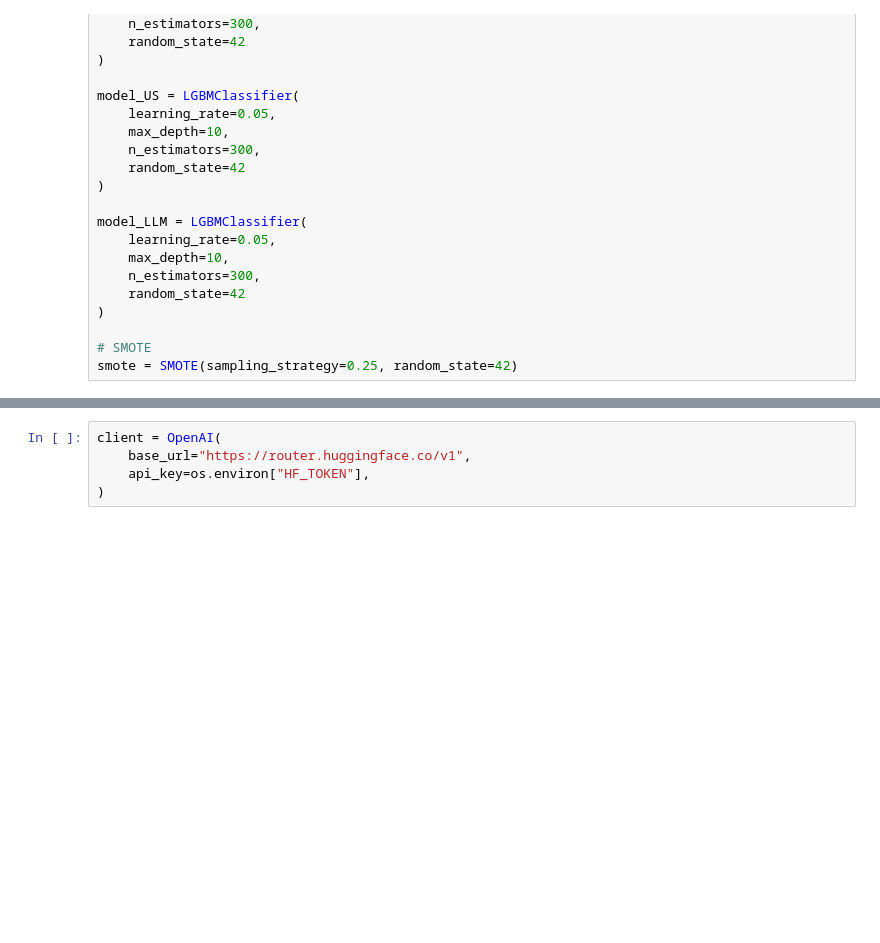
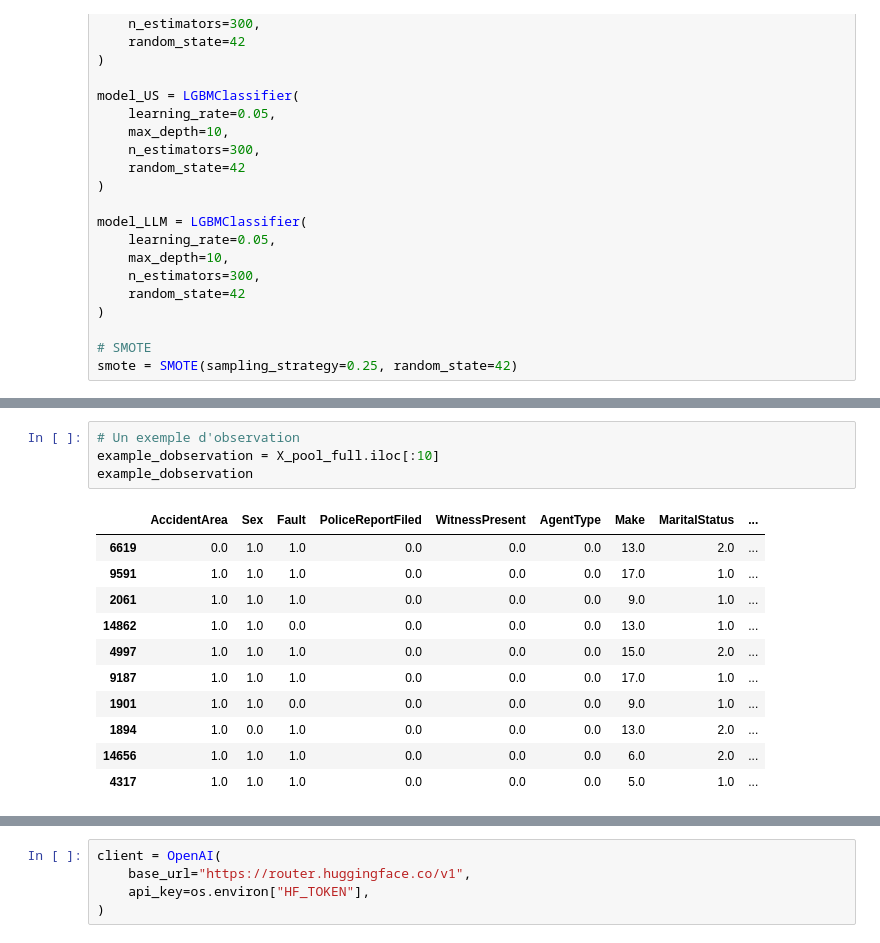
Before and after one commit to LarrySANDJO/PROJET_STATAPP, a Jupyter notebook: Notebooks/LLM-L.ipynb, the cells around one changed output, grey strips where cells are left out. Cells and saved outputs as stored; diff of their text form; blank space fills up the shorter version.

```diff
--- a/Notebooks/LLM-L.ipynb
+++ b/Notebooks/LLM-L.ipynb
@@ -526,0 +276,16 @@ print("✓ Fonctions utilitaires définies")
+# %%
+# Un exemple d'observation
+example_dobservation = X_pool_full.iloc[:10]
+example_dobservation
+# %% [output]
+|  | AccidentArea | Sex | Fault | PoliceReportFiled | WitnessPresent | AgentType | Make | MaritalStatus | ... |
+| 6619 | 0.0 | 1.0 | 1.0 | 0.0 | 0.0 | 0.0 | 13.0 | 2.0 | ... |
+| 9591 | 1.0 | 1.0 | 1.0 | 0.0 | 0.0 | 0.0 | 17.0 | 1.0 | ... |
+| 2061 | 1.0 | 1.0 | 1.0 | 0.0 | 0.0 | 0.0 | 9.0 | 1.0 | ... |
+| 14862 | 1.0 | 1.0 | 0.0 | 0.0 | 0.0 | 0.0 | 13.0 | 1.0 | ... |
+| 4997 | 1.0 | 1.0 | 1.0 | 0.0 | 0.0 | 0.0 | 15.0 | 2.0 | ... |
+| 9187 | 1.0 | 1.0 | 1.0 | 0.0 | 0.0 | 0.0 | 17.0 | 1.0 | ... |
+| 1901 | 1.0 | 1.0 | 0.0 | 0.0 | 0.0 | 0.0 | 9.0 | 1.0 | ... |
+| 1894 | 1.0 | 0.0 | 1.0 | 0.0 | 0.0 | 0.0 | 13.0 | 2.0 | ... |
+| 14656 | 1.0 | 1.0 | 1.0 | 0.0 | 0.0 | 0.0 | 6.0 | 2.0 | ... |
+| 4317 | 1.0 | 1.0 | 1.0 | 0.0 | 0.0 | 0.0 | 5.0 | 1.0 | ... |
```
Also changed, not shown: parts of 19 cells of this notebook, 2 other files.
